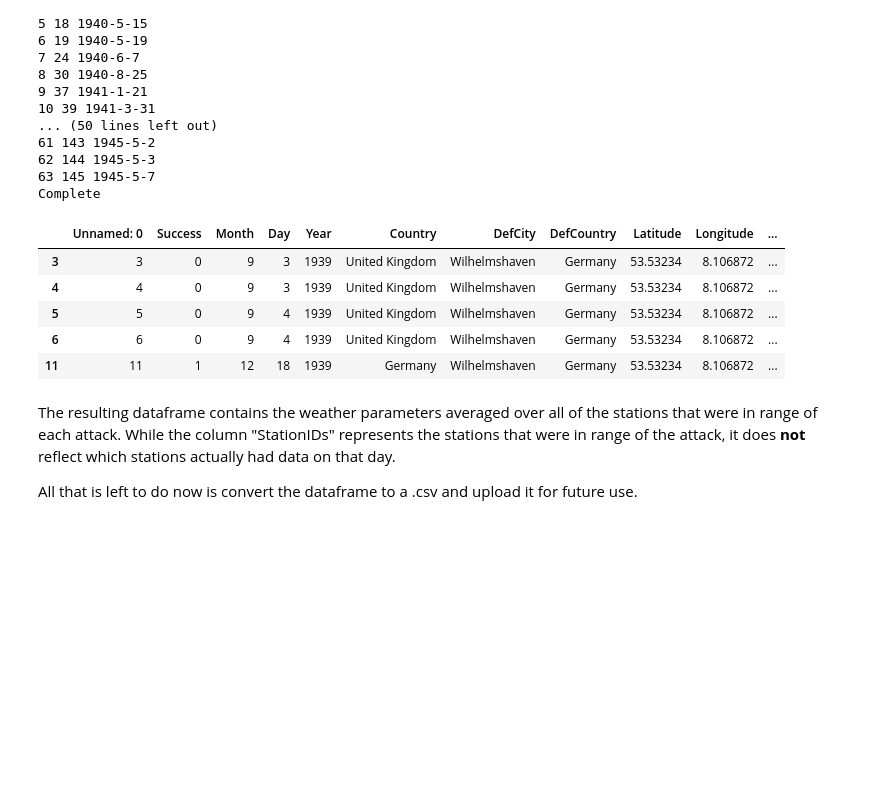
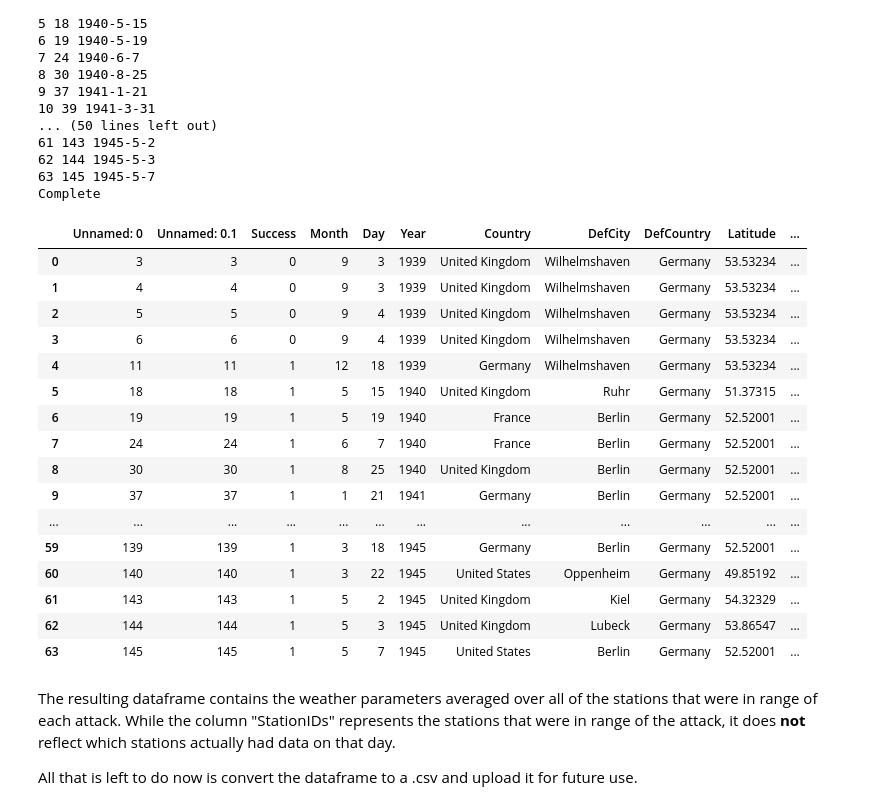
Before and after one commit to jth1911/DS6372, a Jupyter notebook: MergeData.ipynb, the cells around one changed output. Drawn from its saved outputs; the diff is of its cells as text; code cells hidden in the pictures; blank space fills up the shorter version.

```diff
--- a/MergeData.ipynb
+++ b/MergeData.ipynb
@@ -205,16 +205,27 @@ Complete
 # %%
 from IPython.display import display
 
 pd.options.display.max_columns = None
 pd.options.display.max_rows = None
-bombing_stations.head()
+bombing_stations
 # %% [output]
-|  | Unnamed: 0 | Success | Month | Day | Year | Country | DefCity | DefCountry | Latitude | Longitude | ... |
-| 3 | 3 | 0 | 9 | 3 | 1939 | United Kingdom | Wilhelmshaven | Germany | 53.53234 | 8.106872 | ... |
-| 4 | 4 | 0 | 9 | 3 | 1939 | United Kingdom | Wilhelmshaven | Germany | 53.53234 | 8.106872 | ... |
-| 5 | 5 | 0 | 9 | 4 | 1939 | United Kingdom | Wilhelmshaven | Germany | 53.53234 | 8.106872 | ... |
-| 6 | 6 | 0 | 9 | 4 | 1939 | United Kingdom | Wilhelmshaven | Germany | 53.53234 | 8.106872 | ... |
-| 11 | 11 | 1 | 12 | 18 | 1939 | Germany | Wilhelmshaven | Germany | 53.53234 | 8.106872 | ... |
+|  | Unnamed: 0 | Unnamed: 0.1 | Success | Month | Day | Year | Country | DefCity | DefCountry | Latitude | ... |
+| 0 | 3 | 3 | 0 | 9 | 3 | 1939 | United Kingdom | Wilhelmshaven | Germany | 53.53234 | ... |
+| 1 | 4 | 4 | 0 | 9 | 3 | 1939 | United Kingdom | Wilhelmshaven | Germany | 53.53234 | ... |
+| 2 | 5 | 5 | 0 | 9 | 4 | 1939 | United Kingdom | Wilhelmshaven | Germany | 53.53234 | ... |
+| 3 | 6 | 6 | 0 | 9 | 4 | 1939 | United Kingdom | Wilhelmshaven | Germany | 53.53234 | ... |
+| 4 | 11 | 11 | 1 | 12 | 18 | 1939 | Germany | Wilhelmshaven | Germany | 53.53234 | ... |
+| 5 | 18 | 18 | 1 | 5 | 15 | 1940 | United Kingdom | Ruhr | Germany | 51.37315 | ... |
+| 6 | 19 | 19 | 1 | 5 | 19 | 1940 | France | Berlin | Germany | 52.52001 | ... |
+| 7 | 24 | 24 | 1 | 6 | 7 | 1940 | France | Berlin | Germany | 52.52001 | ... |
+| 8 | 30 | 30 | 1 | 8 | 25 | 1940 | United Kingdom | Berlin | Germany | 52.52001 | ... |
+| 9 | 37 | 37 | 1 | 1 | 21 | 1941 | Germany | Berlin | Germany | 52.52001 | ... |
+| ... | ... | ... | ... | ... | ... | ... | ... | ... | ... | ... | ... |
+| 59 | 139 | 139 | 1 | 3 | 18 | 1945 | Germany | Berlin | Germany | 52.52001 | ... |
+| 60 | 140 | 140 | 1 | 3 | 22 | 1945 | United States | Oppenheim | Germany | 49.85192 | ... |
+| 61 | 143 | 143 | 1 | 5 | 2 | 1945 | United Kingdom | Kiel | Germany | 54.32329 | ... |
+| 62 | 144 | 144 | 1 | 5 | 3 | 1945 | United Kingdom | Lubeck | Germany | 53.86547 | ... |
+| 63 | 145 | 145 | 1 | 5 | 7 | 1945 | United States | Berlin | Germany | 52.52001 | ... |
 # %% [markdown]
 The resulting dataframe contains the weather parameters averaged over all of the stations that were in range of each attack.  While the column "StationIDs" represents the stations that were in range of the attack, it does **not** reflect which stations actually had data on that day.
 
```
Also changed, not shown: parts of 9 cells of this notebook, 1 other file.
